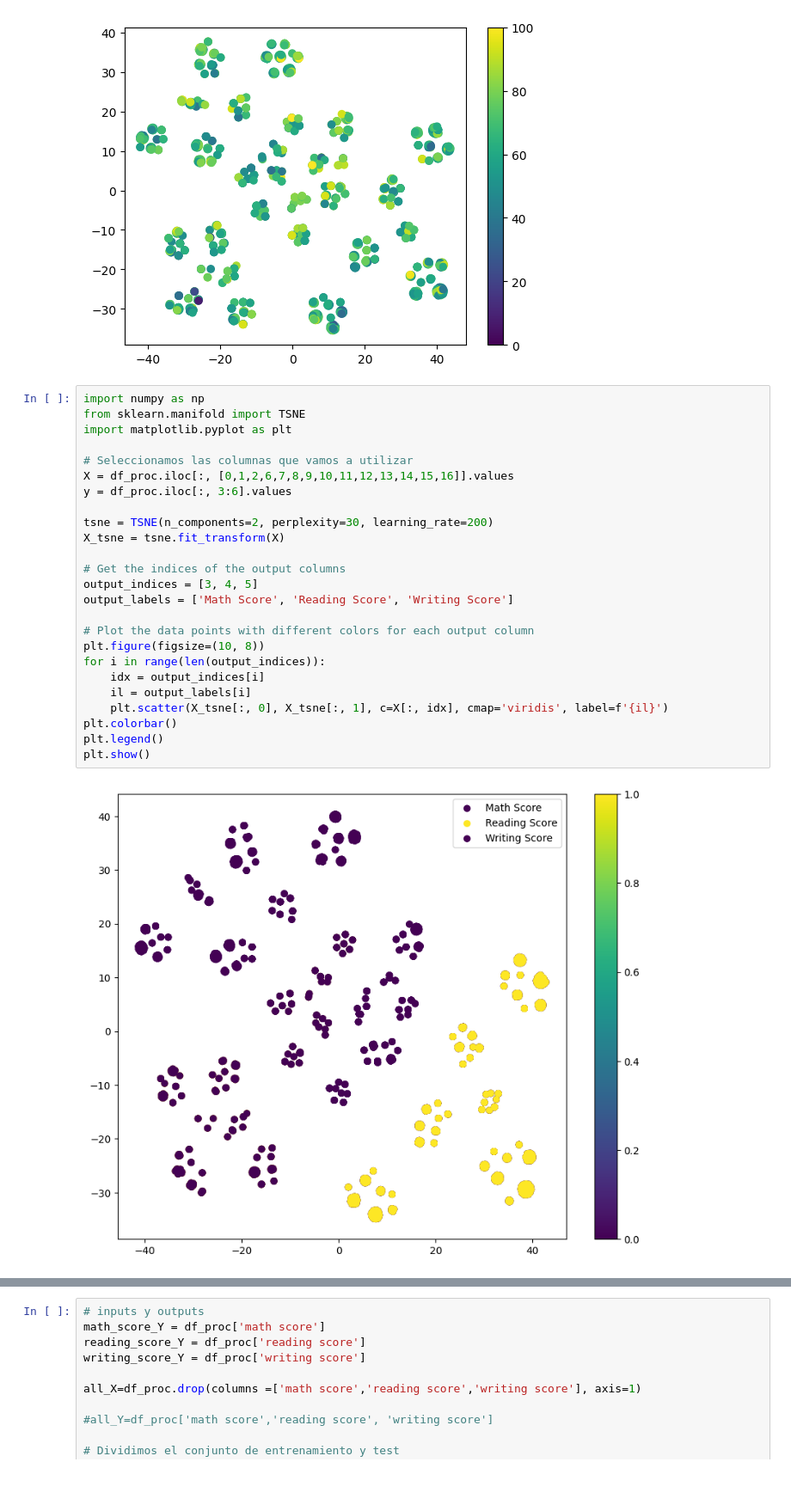
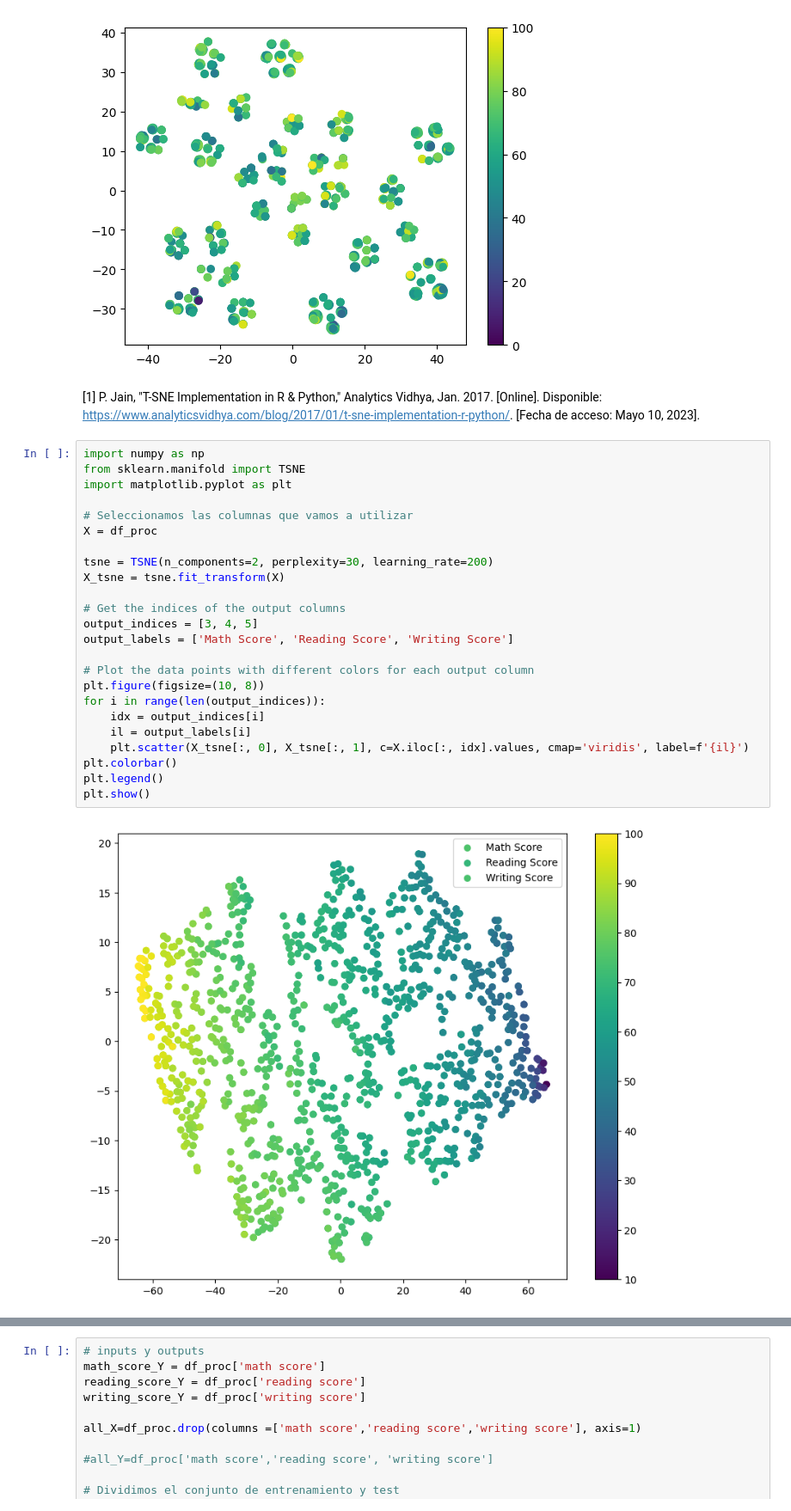
Before and after one commit to Negatix092/Machine-Learning, a Jupyter notebook: ML_Class_Spring_2023/Proyecto_Final/punto1.ipynb, the cells around one changed output, grey strips where cells are left out. Shown: that part at 86% size. Drawn from its saved outputs; the diff is of its cells as text; blank space fills up the shorter version.

```diff
--- a/ML_Class_Spring_2023/Proyecto_Final/punto1.ipynb
+++ b/ML_Class_Spring_2023/Proyecto_Final/punto1.ipynb
@@ -116,30 +116,31 @@ plt.colorbar()
 plt.show()
 # %% [output]
 [figure]
+# %% [markdown]
+[1] P. Jain, "T-SNE Implementation in R & Python," Analytics Vidhya, Jan. 2017. [Online]. Disponible: https://www.analyticsvidhya.com/blog/2017/01/t-sne-implementation-r-python/. [Fecha de acceso: Mayo 10, 2023].
 # %%
 import numpy as np
 from sklearn.manifold import TSNE
 import matplotlib.pyplot as plt
 
 # Seleccionamos las columnas que vamos a utilizar
-X = df_proc.iloc[:, [0,1,2,6,7,8,9,10,11,12,13,14,15,16]].values
-y = df_proc.iloc[:, 3:6].values
+X = df_proc
 
 tsne = TSNE(n_components=2, perplexity=30, learning_rate=200)
 X_tsne = tsne.fit_transform(X)
 
 # Get the indices of the output columns
 output_indices = [3, 4, 5]
 output_labels = ['Math Score', 'Reading Score', 'Writing Score']
 
 # Plot the data points with different colors for each output column
 plt.figure(figsize=(10, 8))
 for i in range(len(output_indices)):
     idx = output_indices[i]
     il = output_labels[i]
-    plt.scatter(X_tsne[:, 0], X_tsne[:, 1], c=X[:, idx], cmap='viridis', label=f'{il}')
+    plt.scatter(X_tsne[:, 0], X_tsne[:, 1], c=X.iloc[:, idx].values, cmap='viridis', label=f'{il}')
 plt.colorbar()
 plt.legend()
 plt.show()
 # %% [output]
-[figure, old version]
+[figure, new version]
```
Also changed, not shown: parts of 16 cells of this notebook.
